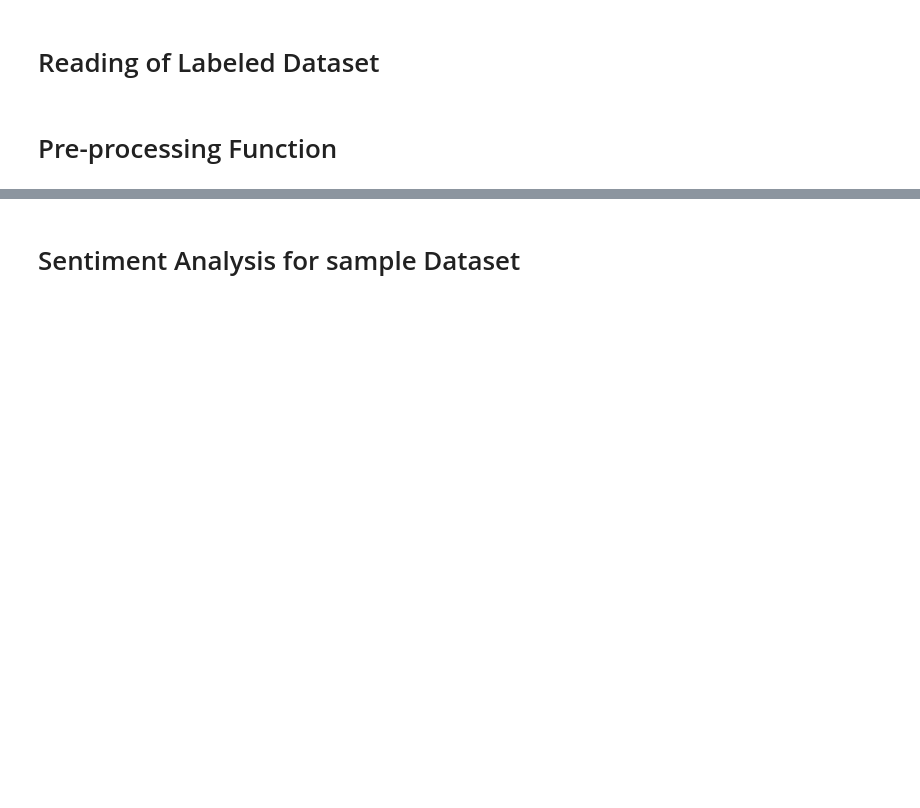
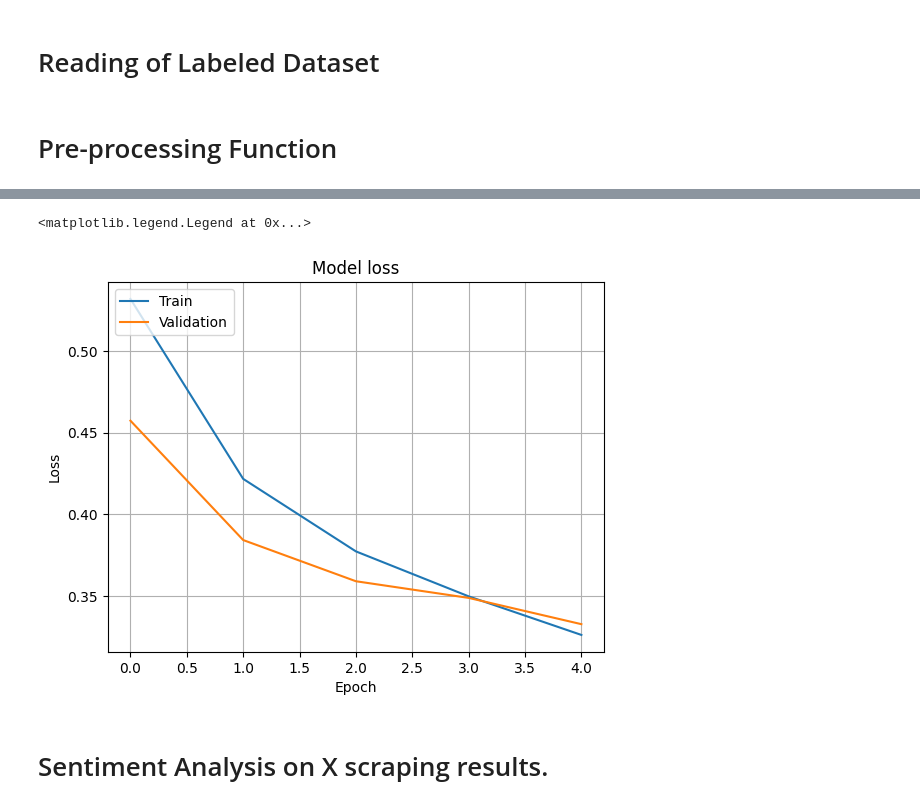
Before and after one commit to chinaza2002/crisismanagerApp, a Jupyter notebook: sentimentAnalyzer1.ipynb, the cells around one changed output, grey strips where cells are left out. Saved outputs shown, nothing was run; the diff lists cells and outputs as text; code cells hidden in the pictures; blank space fills up the shorter version.

```diff
--- a/sentimentAnalyzer1.ipynb
+++ b/sentimentAnalyzer1.ipynb
@@ -274,3 +298,14 @@ plt.show()
+# %%
+plt.plot(history.history['loss'])
+plt.plot(history.history['val_loss'])
+plt.title('Model loss')
+plt.ylabel('Loss')
+plt.xlabel('Epoch')
+plt.grid(True)
+plt.legend(['Train', 'Validation'], loc='upper left')
+# %% [output]
+<matplotlib.legend.Legend at 0x...>
+[figure, added]
 # %% [markdown]
-# Sentiment Analysis for sample Dataset
+# Sentiment Analysis on X scraping results.
 # %%
```
Also changed, not shown: parts of 37 cells of this notebook.
